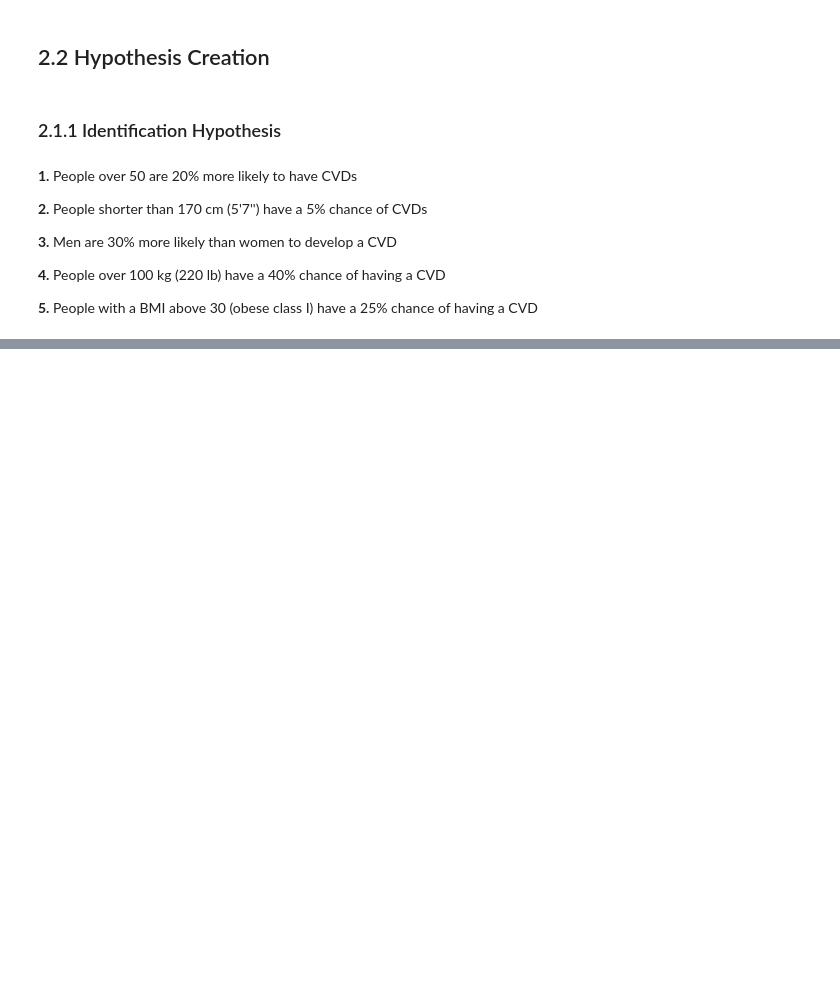
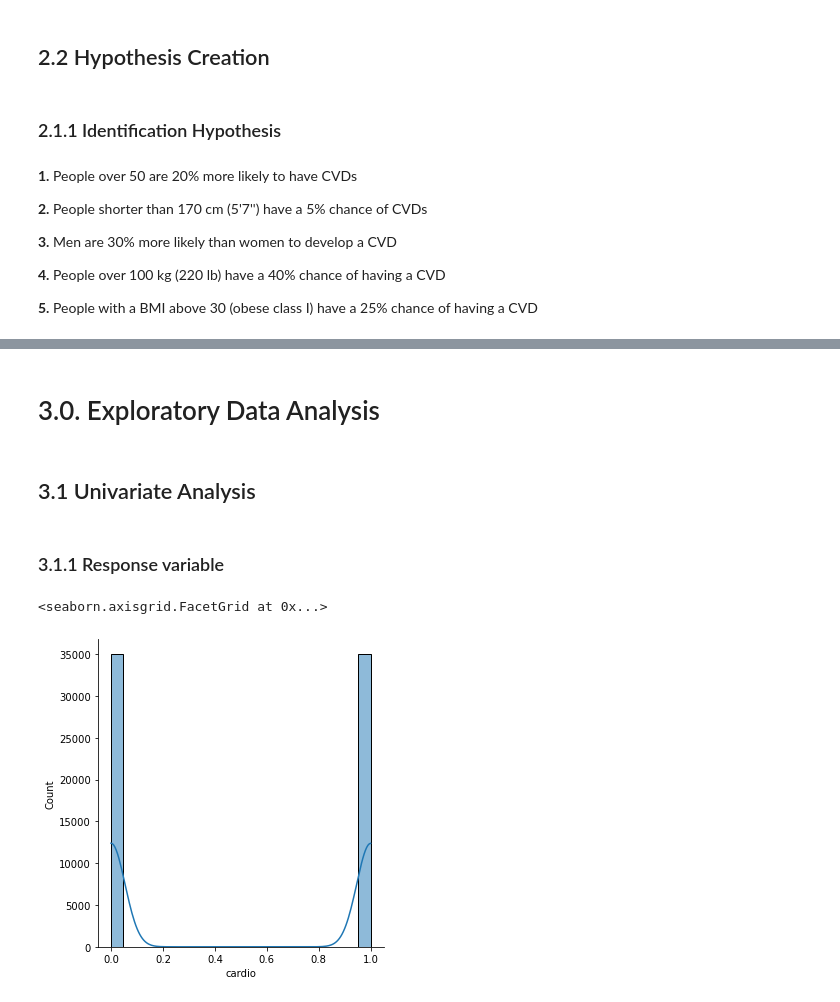
Before and after one commit to HenriqueCR1291/cardio_catch_diseases, a Jupyter notebook: m01_cardio_catch_diseases.ipynb, the cells around one changed output, grey strips where cells are left out. Saved outputs shown, nothing was run; the diff lists cells and outputs as text; code cells hidden in the pictures; blank space fills up the shorter version.

```diff
--- a/m01_cardio_catch_diseases.ipynb
+++ b/m01_cardio_catch_diseases.ipynb
@@ -10,6 +12,10 @@ import seaborn as sns
 from IPython.display       import Image
 # %% [markdown]
 ## 0.2. Helper Functions
+# %%
+def bmi (height, weight):
+    bmi = weight/((height/100)**2)
+    return bmi
 # %% [markdown]
 ## 0.3. Loading Data
 # %%
@@ -124,5 +129,7 @@ sns.boxplot(x='age', data=df1)
 # %% [markdown]
 # 2.0. Feature Engineering
+# %%
+df2 = df1.copy()
 # %% [markdown]
 **Identification**
 
@@ -177,0 +231,3 @@ Image('CCD.png')
+# %%
+#BMI
+df2['bmi'] = bmi(df2['height'], df2['weight'])
@@ -177,0 +250,13 @@ Image('CCD.png')
+# %% [markdown]
+# 3.0. Exploratory Data Analysis
+# %%
+df3 = df2.copy()
+# %% [markdown]
+## 3.1 Univariate Analysis
+# %% [markdown]
+### 3.1.1 Response variable
+# %%
+sns.displot(df3['cardio'], kde=True)
+# %% [output]
+<seaborn.axisgrid.FacetGrid at 0x...>
+[figure, added]
```
Also changed, not shown: parts of 21 cells of this notebook.
